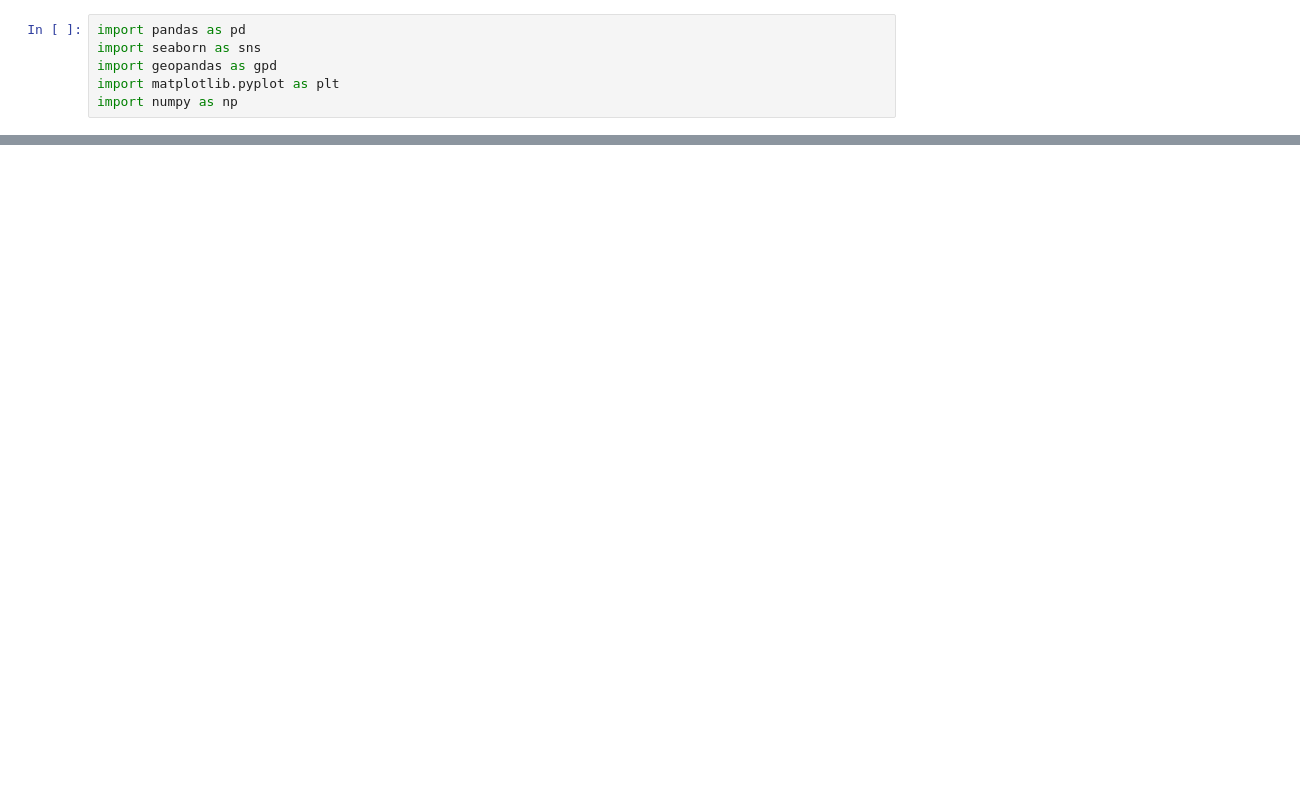
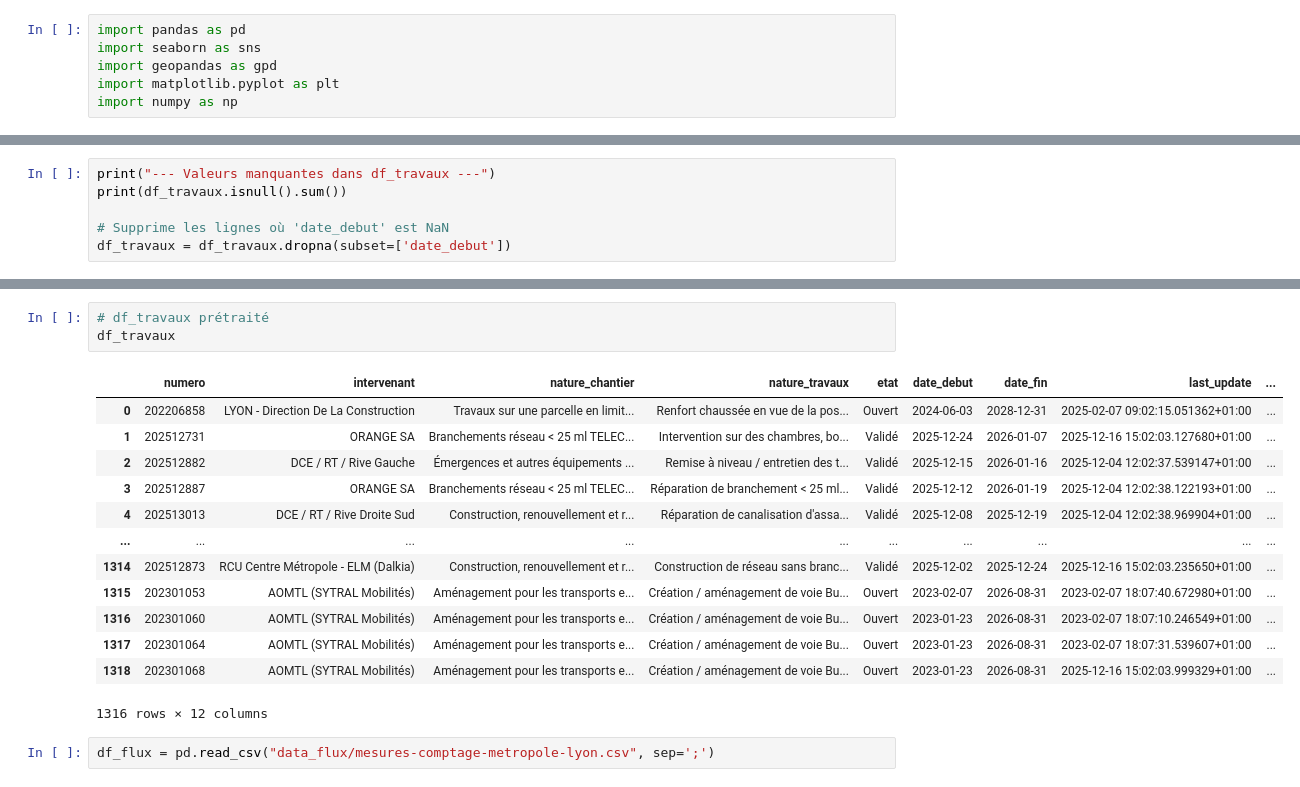
Before and after one commit to Lilian2588/datathon, a Jupyter notebook: main.ipynb, the cells around one changed output, grey strips where cells are left out. Cells and saved outputs as stored; diff of their text form; blank space fills up the shorter version.

```diff
--- a/main.ipynb
+++ b/main.ipynb
@@ -24,0 +21,6 @@ display(df)
+# %%
+print("--- Valeurs manquantes dans df_travaux ---")
+print(df_travaux.isnull().sum())
+
+# Supprime les lignes où 'date_debut' est NaN
+df_travaux = df_travaux.dropna(subset=['date_debut'])
@@ -24,0 +42,19 @@ display(df)
+# %%
+# df_travaux prétraité
+df_travaux
+# %% [output]
+|  | numero | intervenant | nature_chantier | nature_travaux | etat | date_debut | date_fin | last_update | ... |
+| 0 | 202206858 | LYON - Direction De La Construction | Travaux sur une parcelle en limit... | Renfort chaussée en vue de la pos... | Ouvert | 2024-06-03 | 2028-12-31 | 2025-02-07 09:02:15.051362+01:00 | ... |
+| 1 | 202512731 | ORANGE SA | Branchements réseau < 25 ml TELEC... | Intervention sur des chambres, bo... | Validé | 2025-12-24 | 2026-01-07 | 2025-12-16 15:02:03.127680+01:00 | ... |
+| 2 | 202512882 | DCE / RT / Rive Gauche | Émergences et autres équipements ... | Remise à niveau / entretien des t... | Validé | 2025-12-15 | 2026-01-16 | 2025-12-04 12:02:37.539147+01:00 | ... |
+| 3 | 202512887 | ORANGE SA | Branchements réseau < 25 ml TELEC... | Réparation de branchement < 25 ml... | Validé | 2025-12-12 | 2026-01-19 | 2025-12-04 12:02:38.122193+01:00 | ... |
+| 4 | 202513013 | DCE / RT / Rive Droite Sud | Construction, renouvellement et r... | Réparation de canalisation d'assa... | Validé | 2025-12-08 | 2025-12-19 | 2025-12-04 12:02:38.969904+01:00 | ... |
+| ... | ... | ... | ... | ... | ... | ... | ... | ... | ... |
+| 1314 | 202512873 | RCU Centre Métropole - ELM (Dalkia) | Construction, renouvellement et r... | Construction de réseau sans branc... | Validé | 2025-12-02 | 2025-12-24 | 2025-12-16 15:02:03.235650+01:00 | ... |
+| 1315 | 202301053 | AOMTL (SYTRAL Mobilités) | Aménagement pour les transports e... | Création / aménagement de voie Bu... | Ouvert | 2023-02-07 | 2026-08-31 | 2023-02-07 18:07:40.672980+01:00 | ... |
+| 1316 | 202301060 | AOMTL (SYTRAL Mobilités) | Aménagement pour les transports e... | Création / aménagement de voie Bu... | Ouvert | 2023-01-23 | 2026-08-31 | 2023-02-07 18:07:10.246549+01:00 | ... |
+| 1317 | 202301064 | AOMTL (SYTRAL Mobilités) | Aménagement pour les transports e... | Création / aménagement de voie Bu... | Ouvert | 2023-01-23 | 2026-08-31 | 2023-02-07 18:07:31.539607+01:00 | ... |
+| 1318 | 202301068 | AOMTL (SYTRAL Mobilités) | Aménagement pour les transports e... | Création / aménagement de voie Bu... | Ouvert | 2023-01-23 | 2026-08-31 | 2025-12-16 15:02:03.999329+01:00 | ... |
+1316 rows × 12 columns
+# %%
+df_flux = pd.read_csv("data_flux/mesures-comptage-metropole-lyon.csv", sep=';')
```
Also changed, not shown: parts of 6 cells of this notebook.
